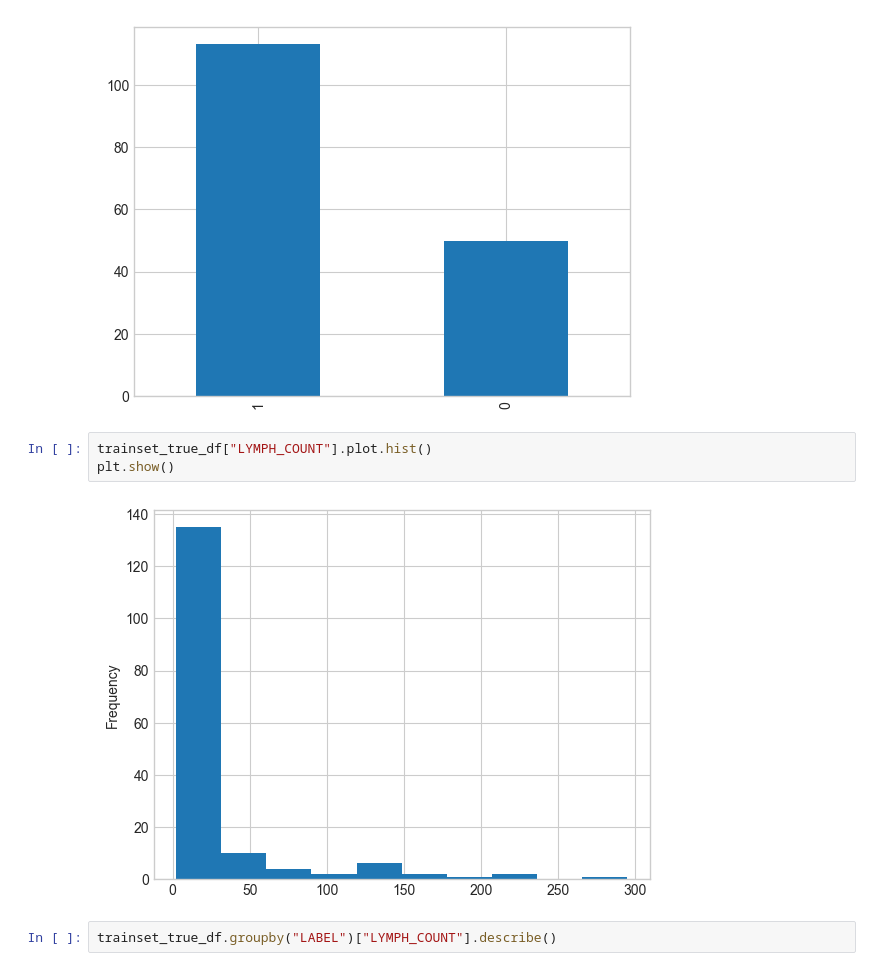
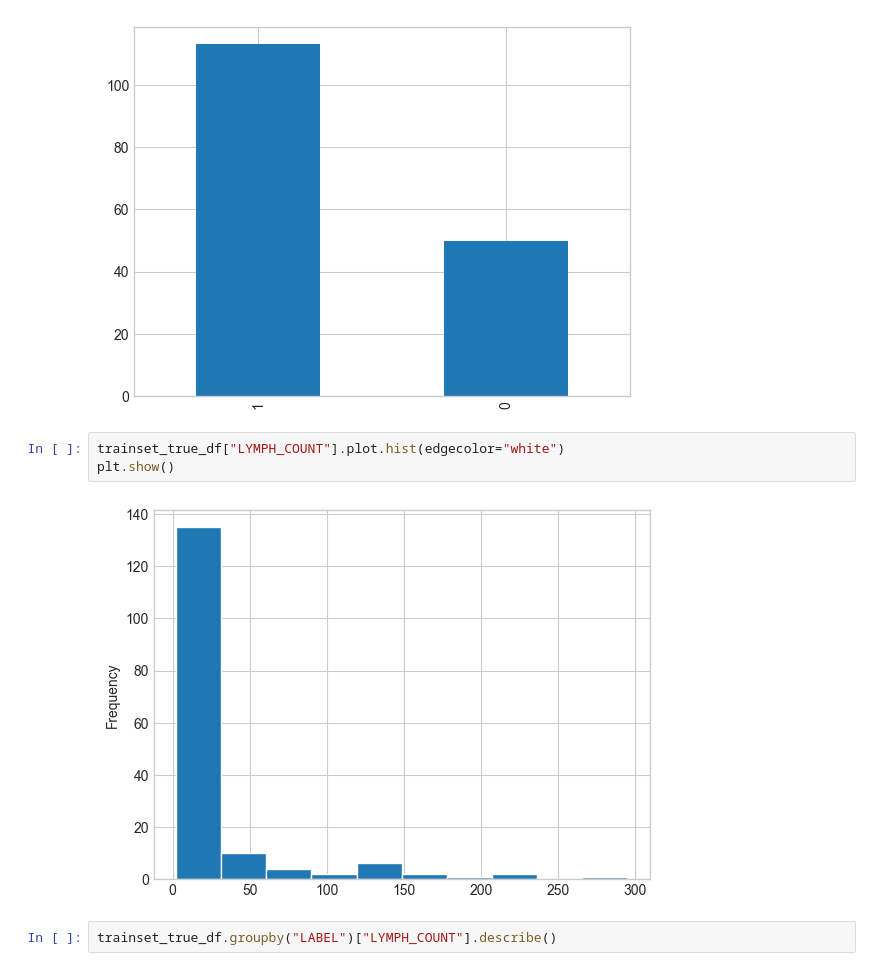
Before and after one commit to JuniorTonga/mva-dlmi-lymphocytosis-classification-project, a Jupyter notebook: notebooks/data_exploration.ipynb, the cells around one changed output. Cells and saved outputs as stored; diff of their text form.

```diff
--- a/notebooks/data_exploration.ipynb
+++ b/notebooks/data_exploration.ipynb
@@ -148,10 +149,10 @@ plt.show()
 # %% [output]
 [figure]
 # %%
-trainset_true_df["LYMPH_COUNT"].plot.hist()
+trainset_true_df["LYMPH_COUNT"].plot.hist(edgecolor="white")
 plt.show()
 # %% [output]
-[figure, old version]
+[figure, new version]
 # %%
 trainset_true_df.groupby("LABEL")["LYMPH_COUNT"].describe()
 # %% [output]
```
Also changed, not shown: parts of 12 cells of this notebook, 2 other files.
